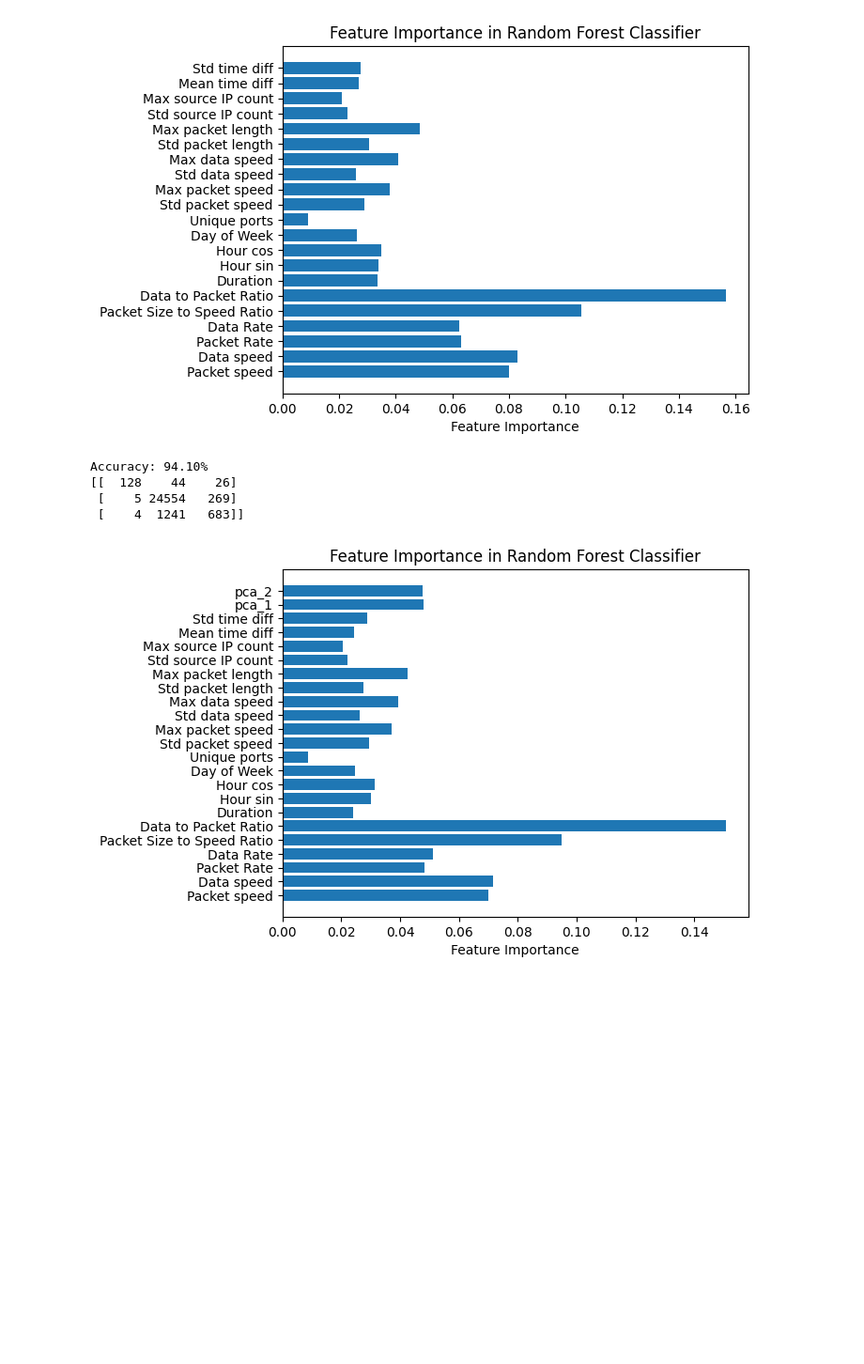
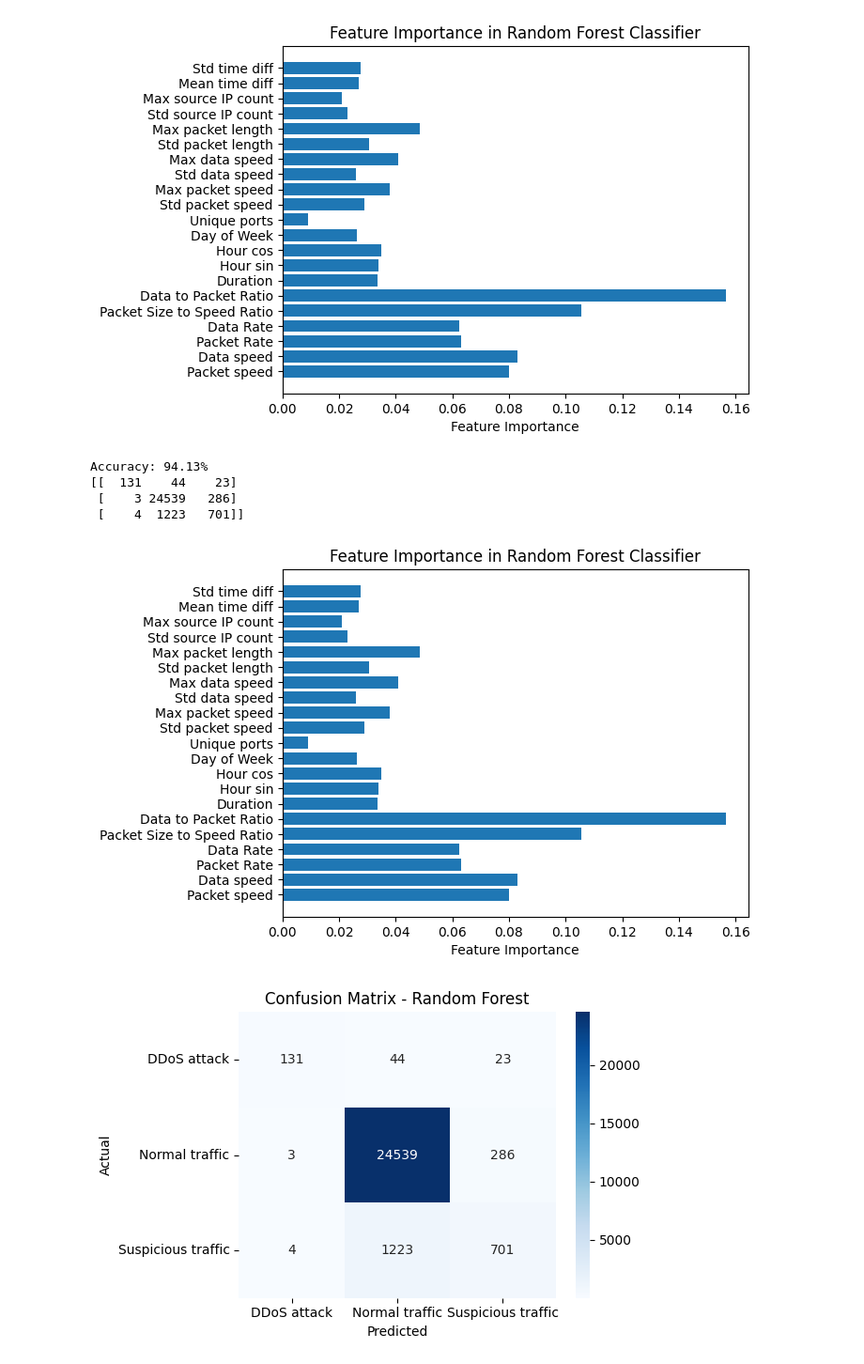
Before and after one commit to varsanyimate/ddos, a Jupyter notebook: src/feature_engineering.ipynb, the cells around one changed output. Shown at 94% size. Drawn from its saved outputs; the diff is of its cells as text; code cells hidden in the pictures; blank space fills up the shorter version.

```diff
--- a/src/feature_engineering.ipynb
+++ b/src/feature_engineering.ipynb
@@ -215,3 +329,8 @@ feature_cols += ['pca_1','pca_2']
+# %%
+use_pca = False
+
+if use_pca:
+    feature_cols += ['pca_1', 'pca_2']
 # %%
 A_X = df_A_events[feature_cols]
 A_y = df_A_events['Type']
@@ -226,10 +345,10 @@ print(f'Accuracy: {accuracy * 100:.2f}%')
 conf_matrix = confusion_matrix(y_test, y_pred)
 print(conf_matrix)
 # %% [output]
-Accuracy: 94.10%
-[[  128    44    26]
- [    5 24554   269]
- [    4  1241   683]]
+Accuracy: 94.13%
+[[  131    44    23]
+ [    3 24539   286]
+ [    4  1223   701]]
 # %%
 feature_importances = classifier.feature_importances_
 plt.barh(feature_cols, feature_importances)
@@ -237,4 +356,15 @@ plt.xlabel('Feature Importance')
 plt.title('Feature Importance in Random Forest Classifier')
 plt.show()
 # %% [output]
-[figure, old version]
+[figure, new version]
+# %%
+plt.figure(figsize=(6, 4))
+sns.heatmap(confusion_matrix(y_test, y_pred), annot=True, fmt="d", cmap="Blues",
+            xticklabels=classifier.classes_, yticklabels=classifier.classes_)
+plt.title("Confusion Matrix - Random Forest")
+plt.xlabel("Predicted")
+plt.ylabel("Actual")
+plt.tight_layout()
+plt.show()
+# %% [output]
+[figure, added]
```
Also changed, not shown: parts of 13 cells of this notebook.
